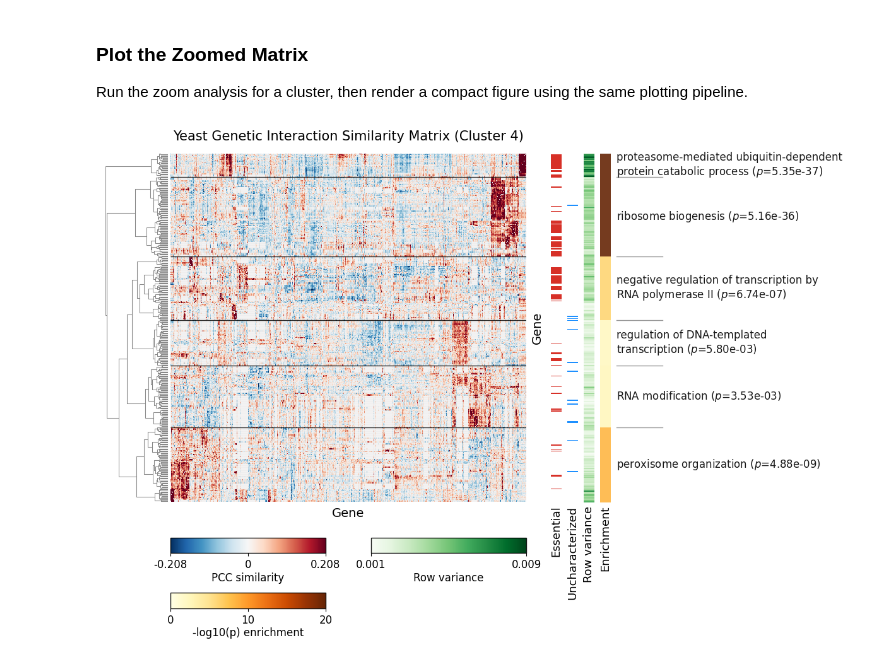
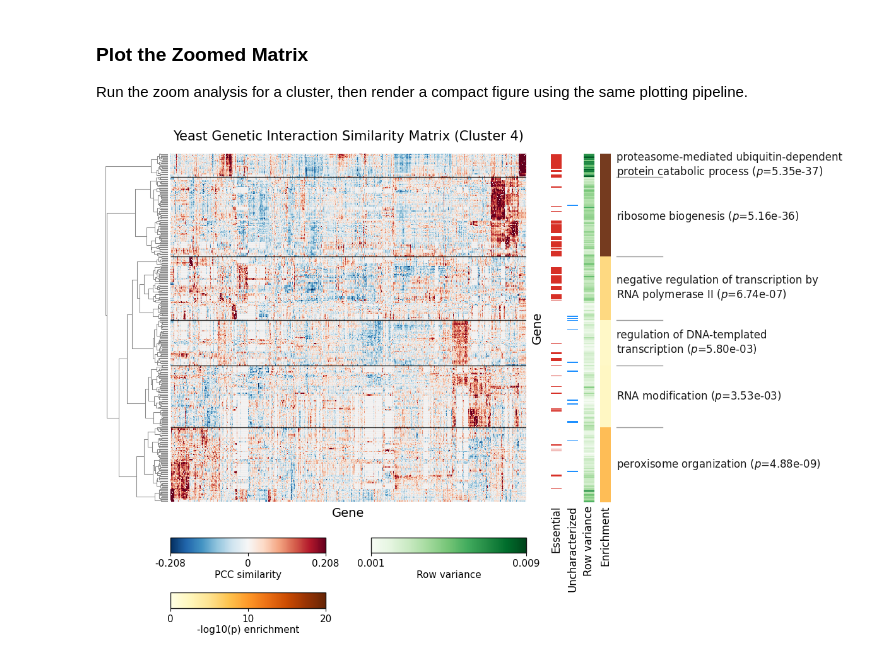
Before and after one commit to himalayas-base/himalayas-docs, a Jupyter notebook: notebooks/quickstart.ipynb, the cells around one changed output. Saved outputs shown, nothing was run; the diff lists cells and outputs as text; code cells hidden in the pictures.

```diff
--- a/notebooks/quickstart.ipynb
+++ b/notebooks/quickstart.ipynb
@@ -694,7 +694,7 @@ plotter = (
     )
     .plot_bar_labels(
         font="DejaVu Sans",
-        fontsize=13,
+        fontsize=12,
         color=LABEL_COLOR,
         pad=4,
         rotation=90,
@@ -711,32 +711,32 @@ plotter = (
         name="row_variance",
         cmap="Greens",
         norm=Normalize(zoom_row_variance_min, zoom_row_variance_max),
         label="Row variance",
         ticks=[zoom_row_variance_min, zoom_row_variance_max],
     )
     .add_colorbar(
         name="enrichment",
         cmap="YlOrBr",
         norm=Normalize(0, 20),
         label="-log10(p) enrichment",
         ticks=[0, 10, 20],
     )
     .plot_colorbars(
         ncols=2,
         height=0.16,
         gap=0.08,
         hpad=0.06,
         vpad=0.09,
-        fontsize=12,
+        fontsize=11,
         font="DejaVu Sans",
         color=LABEL_COLOR,
         border_color=LABEL_COLOR,
         border_width=1.0,
         border_alpha=0.9,
         tick_decimals=3,
     )
 )
 
 plotter.show()
 # %% [output]
-[figure, old version]
+[figure, new version]
```
Also changed, not shown: parts of 1 cell of this notebook, 1 other file.
